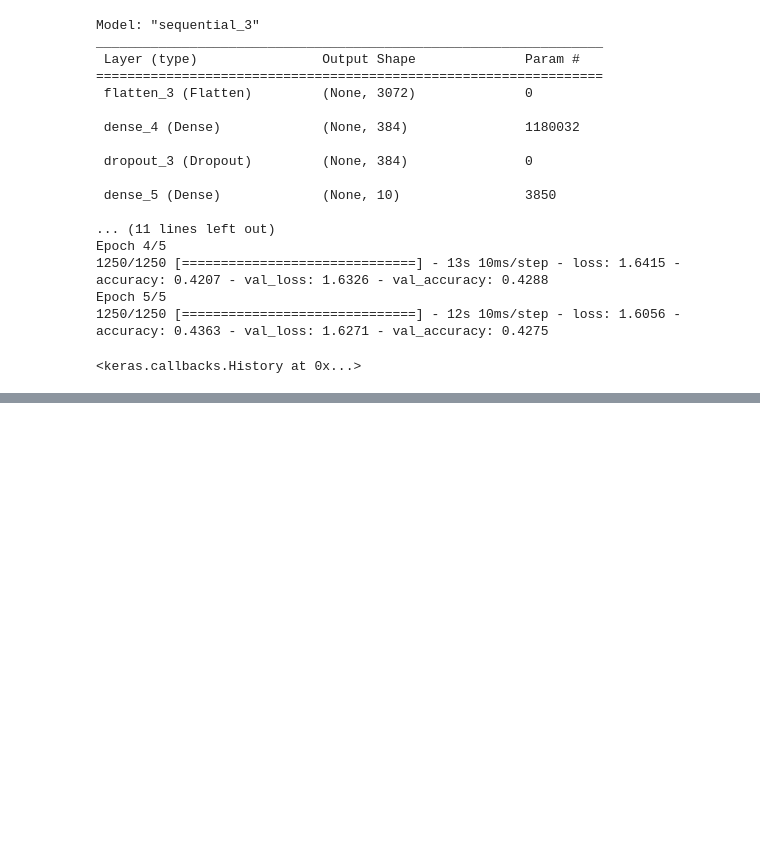
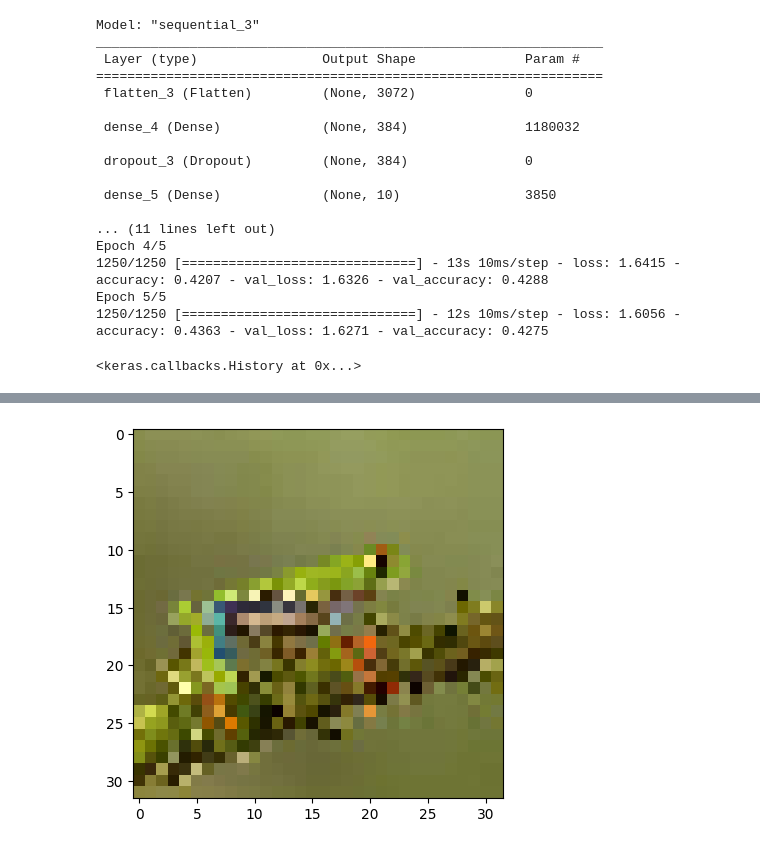
Before and after one commit to Jaorow/hyperLearn, a Jupyter notebook: make-model.ipynb, the cells around one changed output, grey strips where cells are left out. Drawn from its saved outputs; the diff is of its cells as text; code cells hidden in the pictures; blank space fills up the shorter version.

```diff
--- a/make-model.ipynb
+++ b/make-model.ipynb
@@ -232,0 +258,13 @@ prediction = mod.predict(test_x)
+# %%
+def guess(filename):
+    f = change_file(filename)
+
+    img_prediction = mod.predict(f)
+    prediction = np.argmax(img_prediction)
+
+    print(names[prediction])
+
+    plt.imshow(f)
+# %%
+guess("frog1.png")
+# %% [output]
@@ -233 +273,2 @@ prediction = mod.predict(test_x)
+[figure, added]
 # %%
```
Also changed, not shown: parts of 6 cells of this notebook, 1 other file.
